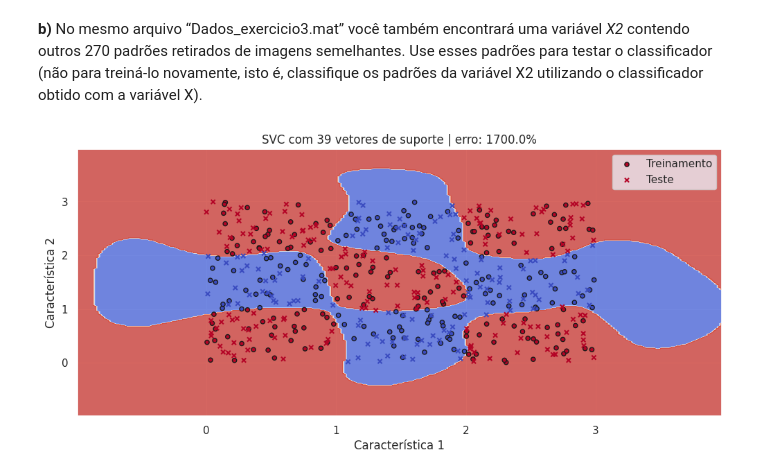
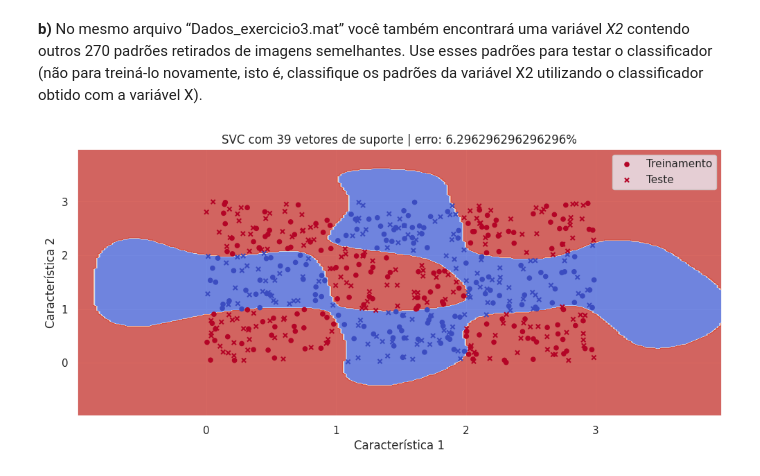
Before and after one commit to gsfreitas/engenharia-medica, a Jupyter notebook: atividade_pratica_8.ipynb, the cells around one changed output. Drawn from its saved outputs; the diff is of its cells as text; code cells hidden in the pictures.

```diff
--- a/atividade_pratica_8.ipynb
+++ b/atividade_pratica_8.ipynb
@@ -446,19 +446,19 @@ erro_teste = np.sum(predictions_x2 != classes_x2) / len(classes_x2)
 # %%
 # Visualizar os resultados da classificação
 plt.figure(figsize=(12, 5))
 t8_plotcontours(plt, clf_3, xx, yy, cmap=plt.cm.coolwarm, alpha=0.8)
 
 # plota os pontos das classes para os padrões da variável X
-plt.scatter(dados_3[0, :], dados_3[1, :], c=classes_3[0], cmap=plt.cm.coolwarm, s=20, edgecolors='k', label='Treinamento')
+plt.scatter(dados_3[0, :], dados_3[1, :], c=classes_3[0], cmap=plt.cm.coolwarm, s=20, label='Treinamento')
 
 # plota os pontos das classes para os padrões da variável X2 com marcadores diferentes
-plt.scatter(dados_x2[0, :], dados_x2[1, :], c=predictions_x2, cmap=plt.cm.coolwarm, s=20, edgecolors='k', marker='x', label='Teste')
+plt.scatter(dados_x2[0, :], dados_x2[1, :], c=predictions_x2, cmap=plt.cm.coolwarm, s=20, marker='x', label='Teste')
 
 plt.title(f"SVC com {clf_3.n_support_[0] + clf_3.n_support_[1]} vetores de suporte | erro: {erro_teste*100}%")
 plt.xlabel('Característica 1')
 plt.ylabel('Característica 2')
 plt.legend()
 
 plt.show()
 # %% [output]
-[figure, old version]
+[figure, new version]
```
Also changed, not shown: parts of 1 cell of this notebook.
